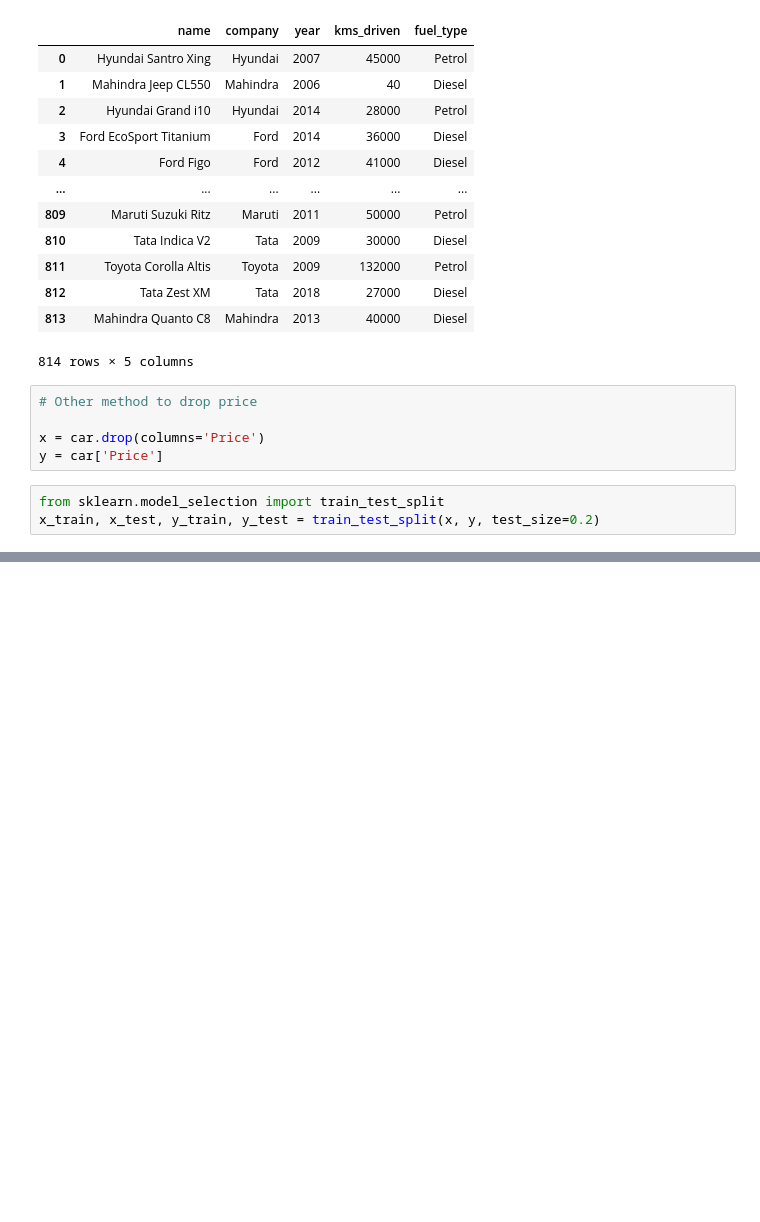
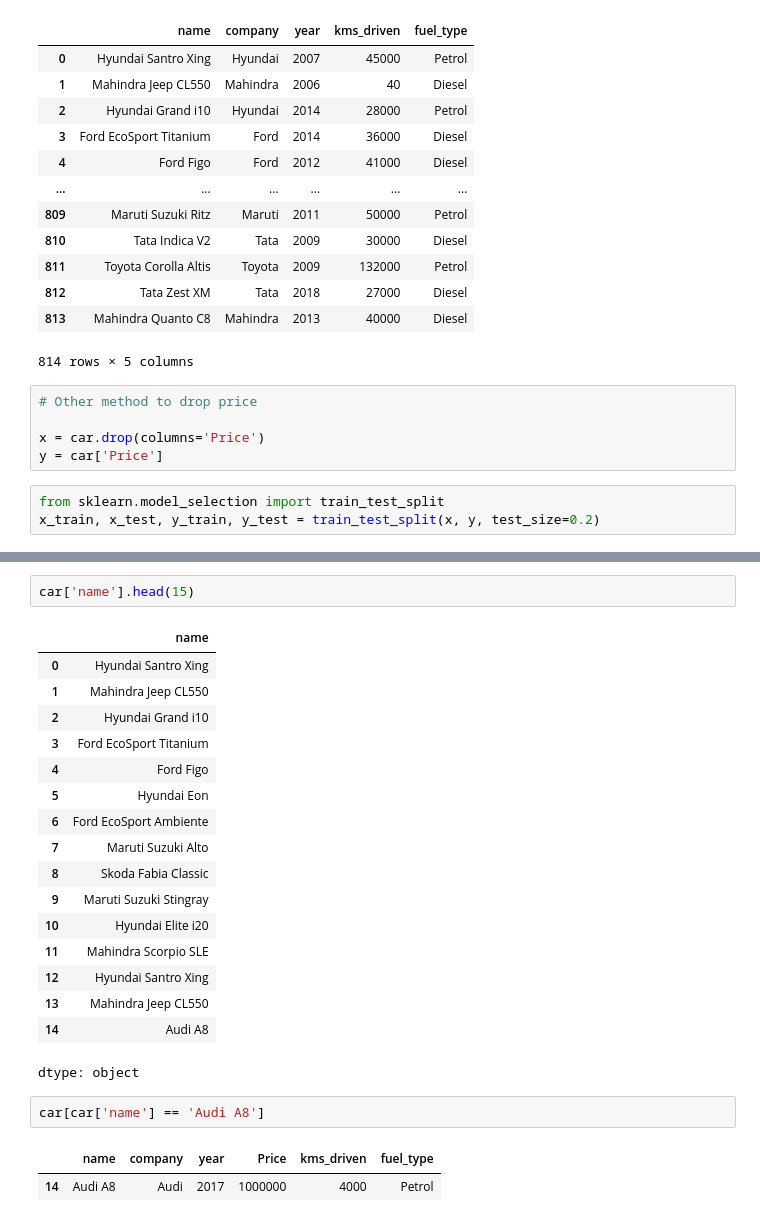
Before and after one commit to mtthwwl/Machine-Learning, a Jupyter notebook: Car_Price_Prediction.ipynb, the cells around one changed output, grey strips where cells are left out. Cells and saved outputs as stored; diff of their text form; blank space fills up the shorter version.

Commit message:
Car_Price_Prediction (3)

```diff
--- a/Car_Price_Prediction.ipynb
+++ b/Car_Price_Prediction.ipynb
@@ -521,0 +661,25 @@ x_train, x_test, y_train, y_test = train_test_split(x, y, test_size=0.2)
+# %%
+car['name'].head(15)
+# %% [output]
+|  | name |
+| 0 | Hyundai Santro Xing |
+| 1 | Mahindra Jeep CL550 |
+| 2 | Hyundai Grand i10 |
+| 3 | Ford EcoSport Titanium |
+| 4 | Ford Figo |
+| 5 | Hyundai Eon |
+| 6 | Ford EcoSport Ambiente |
+| 7 | Maruti Suzuki Alto |
+| 8 | Skoda Fabia Classic |
+| 9 | Maruti Suzuki Stingray |
+| 10 | Hyundai Elite i20 |
+| 11 | Mahindra Scorpio SLE |
+| 12 | Hyundai Santro Xing |
+| 13 | Mahindra Jeep CL550 |
+| 14 | Audi A8 |
+dtype: object
+# %%
+car[car['name'] == 'Audi A8']
+# %% [output]
+|  | name | company | year | Price | kms_driven | fuel_type |
+| 14 | Audi A8 | Audi | 2017 | 1000000 | 4000 | Petrol |
```
Also changed, not shown: parts of 19 cells of this notebook.
